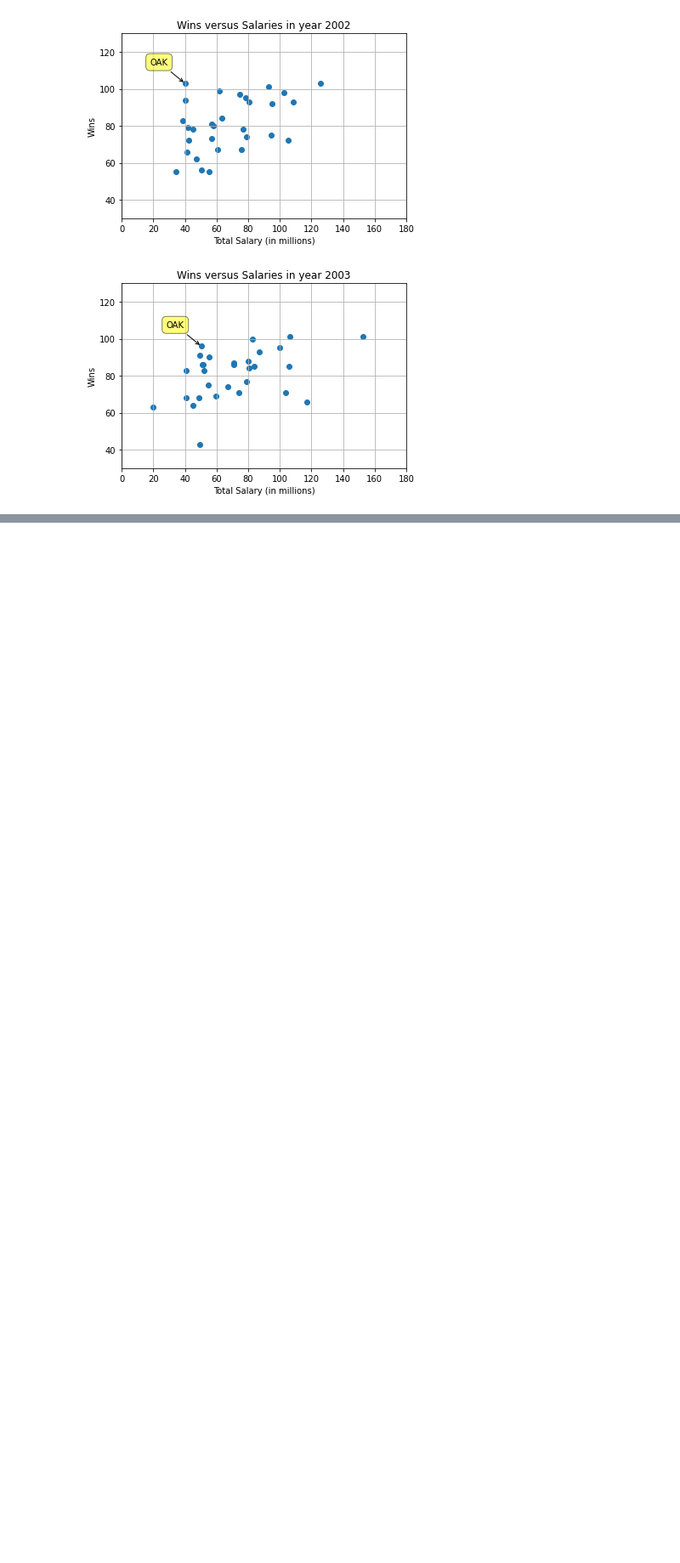
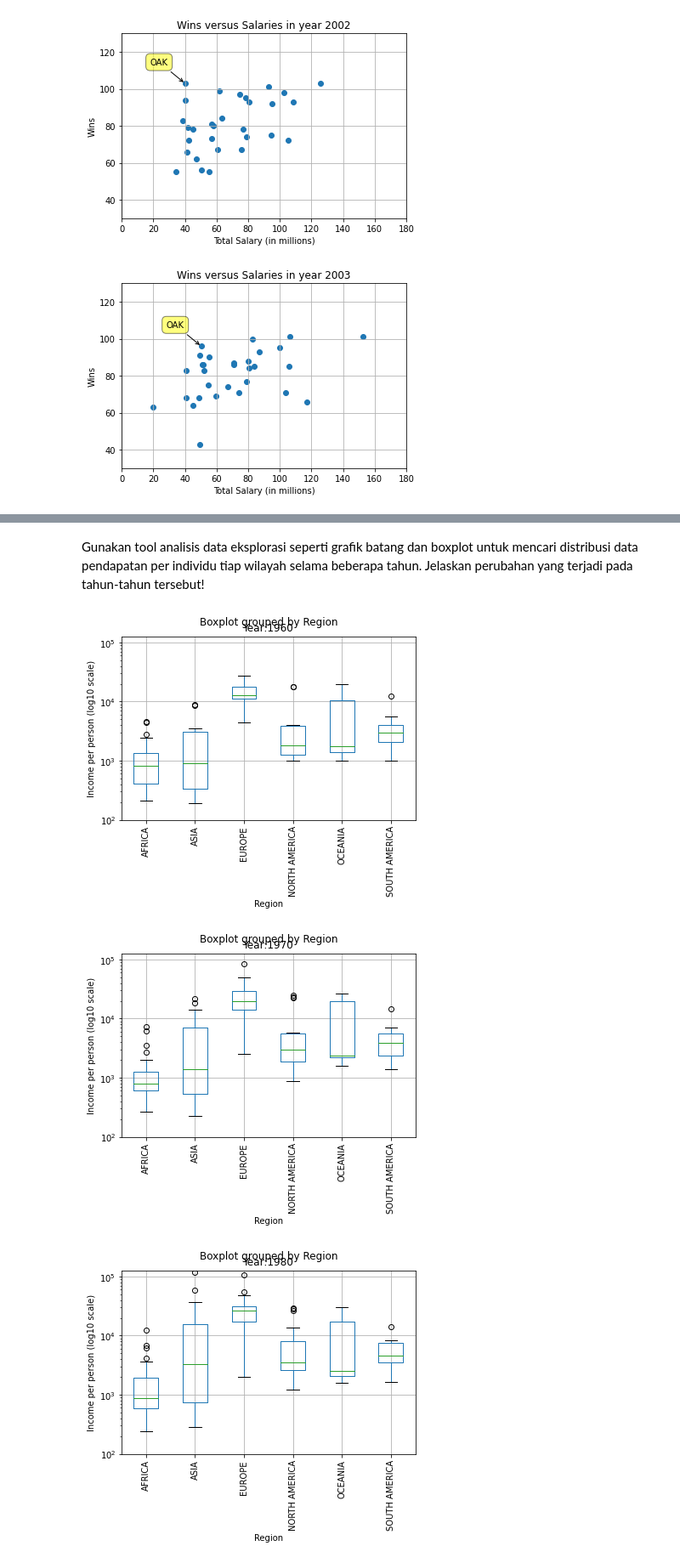
Before and after one commit to amrann/python-exploratory-data-analysis, a Jupyter notebook: Untitled.ipynb, the cells around one changed output, grey strips where cells are left out. Shown at 85% size. Cells and saved outputs as stored; diff of their text form; code cells hidden in the pictures; blank space fills up the shorter version.

```diff
--- a/Untitled.ipynb
+++ b/Untitled.ipynb
@@ -116,0 +133,5 @@ for yr in years:
+# %%
+data = "https://raw.githubusercontent.com/cs109/2014_data/master/countries.csv"
+s = io.BytesIO(requests.get(data).content)
+countries = pd.read_csv(s)
+countries.head()
@@ -116,0 +187,8 @@ for yr in years:
+# %%
+def mergeByYear(year):
+    data = pd.DataFrame(income.loc[str(year)].values, columns=['Income'])
+    data['Country'] = income.columns
+    join = pd.merge(data, countries, on='Country')
+    return join
+
+mergeByYear(2000).head()
@@ -116,0 +202,17 @@ for yr in years:
+# %% [markdown]
+Gunakan tool analisis data eksplorasi seperti grafik batang dan boxplot untuk mencari distribusi data pendapatan per individu tiap wilayah selama beberapa tahun. Jelaskan perubahan yang terjadi pada tahun-tahun tersebut!
+# %%
+years = np.arange(1960, 2010, 10)
+
+for yr in years:
+    df = mergeByYear(yr)
+#     print(df)
+    df.boxplot('Income', by = 'Region', rot = 90)
+    plt.title("Year:" + str(yr))
+    plt.ylabel('Income per person (log10 scale)')
+    plt.ylim(10**2, 10.5 **5)
+    plt.yscale('log')
+# %% [output]
+[figure, added]
+[figure, added]
+[figure, added]
```
Also changed, not shown: parts of 13 cells of this notebook.
